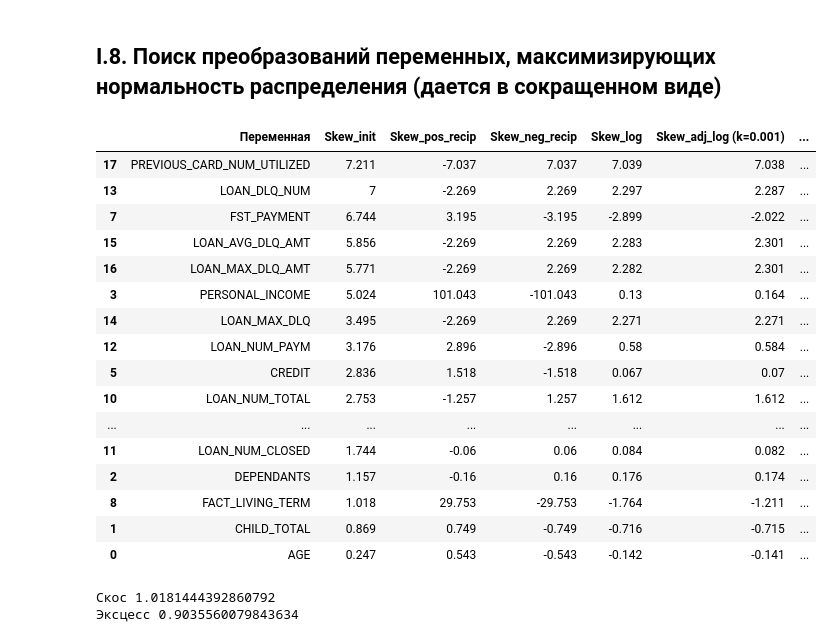
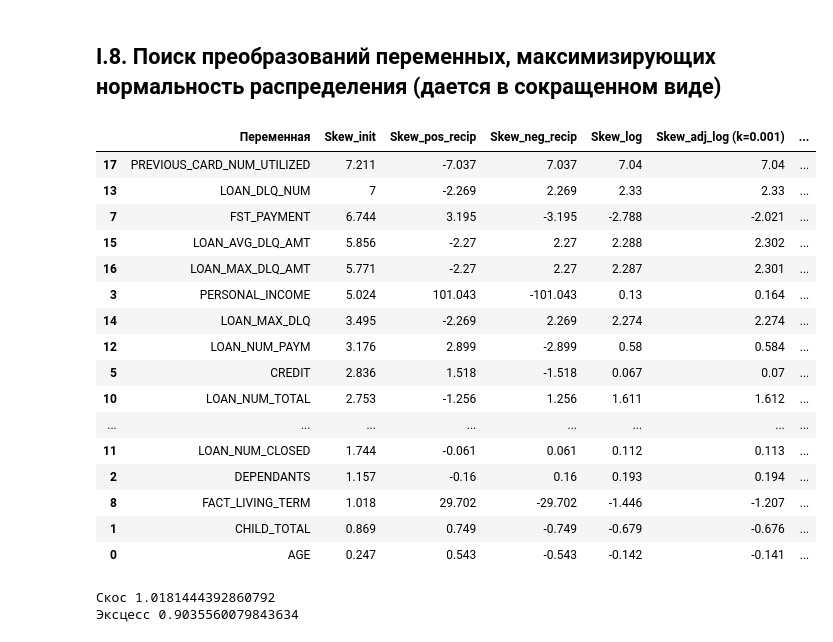
Before and after one commit to Gewissta/LP, a Jupyter notebook: Notebooks/Приложение 5_Пример предварительной подготовки данных (Конкурсная задача предсказания отклика ОТП Банка).ipynb, the cells around one changed output. Saved outputs shown, nothing was run; the diff lists cells and outputs as text; code cells hidden in the pictures.

```diff
--- a/Notebooks/Приложение 5_Пример предварительной подготовки данных (Конкурсная задача предсказания отклика ОТП Банка).ipynb
+++ b/Notebooks/Приложение 5_Пример предварительной подготовки данных (Конкурсная задача предсказания отклика ОТП Банка).ipynb
@@ -98,16 +98,16 @@ memory usage: 6.0+ MB
 # если в интересующей нас переменной есть пропуск
 # или при этом переменная SOCSTATUS_PENS_FL имеет значение 1,
 # заменяем такие пропуски меткой "Не указано"
-data['GEN_INDUSTRY'] = np.where(data['GEN_INDUSTRY'].isnull()
+data['GEN_INDUSTRY'] = np.where((data['GEN_INDUSTRY'].isnull())
                                 | (data['SOCSTATUS_PENS_FL'] == 1),
                                 'Не указано', data['GEN_INDUSTRY'])
-data['GEN_TITLE'] = np.where(data['GEN_TITLE'].isnull()
+data['GEN_TITLE'] = np.where((data['GEN_TITLE'].isnull())
                              | (data['SOCSTATUS_PENS_FL'] == 1),
                              'Не указано', data['GEN_TITLE'])
-data['ORG_TP_STATE'] = np.where(data['ORG_TP_STATE'].isnull()
+data['ORG_TP_STATE'] = np.where((data['ORG_TP_STATE'].isnull())
                                 | (data['SOCSTATUS_PENS_FL'] == 1),
                                 'Не указано', data['ORG_TP_STATE'])
-data['ORG_TP_FCAPITAL'] = np.where(data['ORG_TP_FCAPITAL'].isnull()
+data['ORG_TP_FCAPITAL'] = np.where((data['ORG_TP_FCAPITAL'].isnull())
                                    | (data['SOCSTATUS_PENS_FL'] == 1),
                                    'Не указано', data['ORG_TP_FCAPITAL'])
 
@@ -202,8 +202,7 @@ data.at[data['REGION_NM'] == 'ПОВОЛЖСКИЙ', 'REGION_NM'] = 'ПРИВО
 
 # записываем редкие категории в одну отдельную категорию
 for i in ['REG_ADDRESS_PROVINCE', 'POSTAL_ADDRESS_PROVINCE', 'FACT_ADDRESS_PROVINCE']:
-    data[i] = np.where((data[i] == 'Москва')
-                       | (data[i] == 'Хакасия')
+    data[i] = np.where((data[i] == 'Хакасия')
                        | (data[i] == 'Ямало-Ненецкий АО')
                        | (data[i] == 'Магаданская область')
                        | (data[i] == 'Калмыкия')
@@ -451,7 +478,7 @@ importance_auc(train, y_train, test)
 # %% [markdown]
 ## I.8. Поиск преобразований переменных, максимизирующих нормальность распределения (дается в сокращенном виде)
 # %%
-def diagnostics_skewness(df, target):
+def diagnostics_skewness(df):
     # создаем список переменных
     col_list = df.select_dtypes(include=['number']).columns
     skew_initial_list = []
@@ -465,21 +492,22 @@ def diagnostics_skewness(df, target):
     skew_cbrt_list = []
     skew_sqrt_list = []
 
-
+    # создаем копию датафрейма
+    df_ = df.copy()
     # запускаем цикл, который вычисляет скос по каждой
     # преобразованной переменной
     for i in col_list:
-        a = 0.001
-        skew_initial = df[i].skew()
-        skew_pos_reciprocal = (1 / (df[i].clip(0) + a)).skew()
-        skew_neg_reciprocal = (-1 / (df[i].clip(0) + a)).skew()
-        skew_log = np.log(df[i].clip(0) + a).skew()
-        skew_corr_log_001 = np.log((df[i].clip(0) / df[i].mean()) + 0.001).skew()
-        skew_corr_log_01 = np.log((df[i].clip(0) / df[i].mean()) + 0.01).skew()
-        skew_corr_log_1 = np.log((df[i].clip(0) / df[i].mean()) + 0.1).skew()
-        skew_corr_log_5 = np.log((df[i].clip(0) / df[i].mean()) + 0.5).skew()
-        skew_cbrt = np.cbrt(df[i]).skew()
-        skew_sqrt = np.sqrt(df[i]).skew()
+        df_[i] = df_[i].fillna(df_[i].median())
+        skew_initial = df_[i].skew()
+        skew_pos_reciprocal = (1 / (df_[i].clip(0.01))).skew()
+        skew_neg_reciprocal = (-1 / (df_[i].clip(0.01))).skew()
+        skew_log = np.log(df[i].clip(0.01)).skew()
+        skew_corr_log_001 = np.log((df_[i].clip(0.01) / df_[i].mean()) + 0.001).skew()
+        skew_corr_log_01 = np.log((df_[i].clip(0.01) / df_[i].mean()) + 0.01).skew()
+        skew_corr_log_1 = np.log((df_[i].clip(0.01) / df_[i].mean()) + 0.1).skew()
+        skew_corr_log_5 = np.log((df_[i].clip(0.01) / df_[i].mean()) + 0.5).skew()
+        skew_cbrt = np.cbrt(df_[i].abs()).skew()
+        skew_sqrt = np.sqrt(df_[i].abs()).skew()
         skew_initial_list.append(skew_initial)
         skew_pos_reciprocal_list.append(skew_pos_reciprocal)
         skew_neg_reciprocal_list.append(skew_neg_reciprocal)
@@ -506,24 +534,24 @@ def diagnostics_skewness(df, target):
     cm = sns.light_palette('magenta', as_cmap=True)
     return(result.style.background_gradient(cmap=cm))
 # %%
-diagnostics_skewness(train, y_train)
+diagnostics_skewness(train)
 # %% [output]
 |  | Переменная | Skew_init | Skew_pos_recip | Skew_neg_recip | Skew_log | Skew_adj_log (k=0.001) | ... |
-| 17 | PREVIOUS_CARD_NUM_UTILIZED | 7.211 | -7.037 | 7.037 | 7.039 | 7.038 | ... |
-| 13 | LOAN_DLQ_NUM | 7 | -2.269 | 2.269 | 2.297 | 2.287 | ... |
-| 7 | FST_PAYMENT | 6.744 | 3.195 | -3.195 | -2.899 | -2.022 | ... |
-| 15 | LOAN_AVG_DLQ_AMT | 5.856 | -2.269 | 2.269 | 2.283 | 2.301 | ... |
-| 16 | LOAN_MAX_DLQ_AMT | 5.771 | -2.269 | 2.269 | 2.282 | 2.301 | ... |
+| 17 | PREVIOUS_CARD_NUM_UTILIZED | 7.211 | -7.037 | 7.037 | 7.04 | 7.04 | ... |
+| 13 | LOAN_DLQ_NUM | 7 | -2.269 | 2.269 | 2.33 | 2.33 | ... |
+| 7 | FST_PAYMENT | 6.744 | 3.195 | -3.195 | -2.788 | -2.021 | ... |
+| 15 | LOAN_AVG_DLQ_AMT | 5.856 | -2.27 | 2.27 | 2.288 | 2.302 | ... |
+| 16 | LOAN_MAX_DLQ_AMT | 5.771 | -2.27 | 2.27 | 2.287 | 2.301 | ... |
 | 3 | PERSONAL_INCOME | 5.024 | 101.043 | -101.043 | 0.13 | 0.164 | ... |
-| 14 | LOAN_MAX_DLQ | 3.495 | -2.269 | 2.269 | 2.271 | 2.271 | ... |
-| 12 | LOAN_NUM_PAYM | 3.176 | 2.896 | -2.896 | 0.58 | 0.584 | ... |
+| 14 | LOAN_MAX_DLQ | 3.495 | -2.269 | 2.269 | 2.274 | 2.274 | ... |
+| 12 | LOAN_NUM_PAYM | 3.176 | 2.899 | -2.899 | 0.58 | 0.584 | ... |
 | 5 | CREDIT | 2.836 | 1.518 | -1.518 | 0.067 | 0.07 | ... |
-| 10 | LOAN_NUM_TOTAL | 2.753 | -1.257 | 1.257 | 1.612 | 1.612 | ... |
+| 10 | LOAN_NUM_TOTAL | 2.753 | -1.256 | 1.256 | 1.611 | 1.612 | ... |
 | ... | ... | ... | ... | ... | ... | ... | ... |
-| 11 | LOAN_NUM_CLOSED | 1.744 | -0.06 | 0.06 | 0.084 | 0.082 | ... |
-| 2 | DEPENDANTS | 1.157 | -0.16 | 0.16 | 0.176 | 0.174 | ... |
-| 8 | FACT_LIVING_TERM | 1.018 | 29.753 | -29.753 | -1.764 | -1.211 | ... |
-| 1 | CHILD_TOTAL | 0.869 | 0.749 | -0.749 | -0.716 | -0.715 | ... |
+| 11 | LOAN_NUM_CLOSED | 1.744 | -0.061 | 0.061 | 0.112 | 0.113 | ... |
+| 2 | DEPENDANTS | 1.157 | -0.16 | 0.16 | 0.193 | 0.194 | ... |
+| 8 | FACT_LIVING_TERM | 1.018 | 29.702 | -29.702 | -1.446 | -1.207 | ... |
+| 1 | CHILD_TOTAL | 0.869 | 0.749 | -0.749 | -0.679 | -0.676 | ... |
 | 0 | AGE | 0.247 | 0.543 | -0.543 | -0.142 | -0.141 | ... |
 # %%
 # строим гистограмму распределения и график
```
Also changed, not shown: parts of 8 cells of this notebook, 1 other file.
